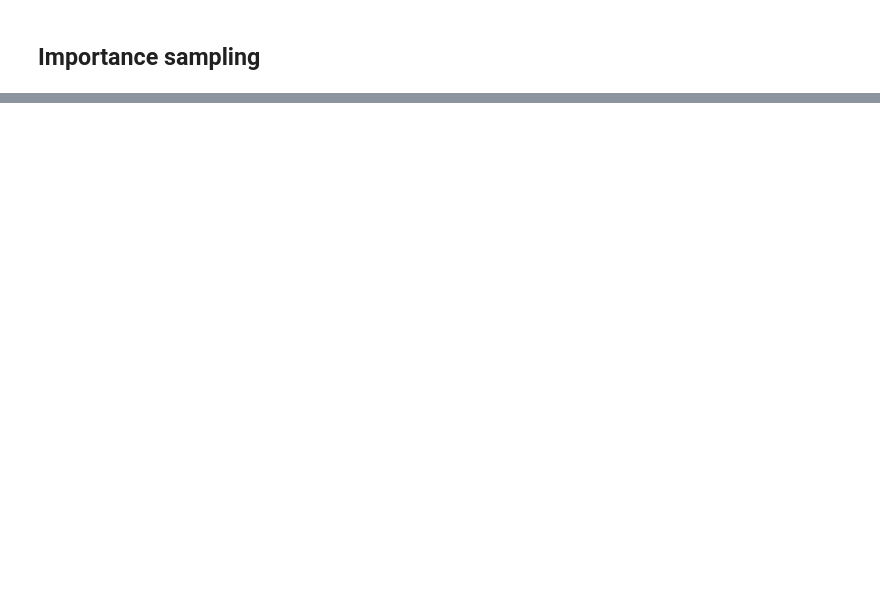
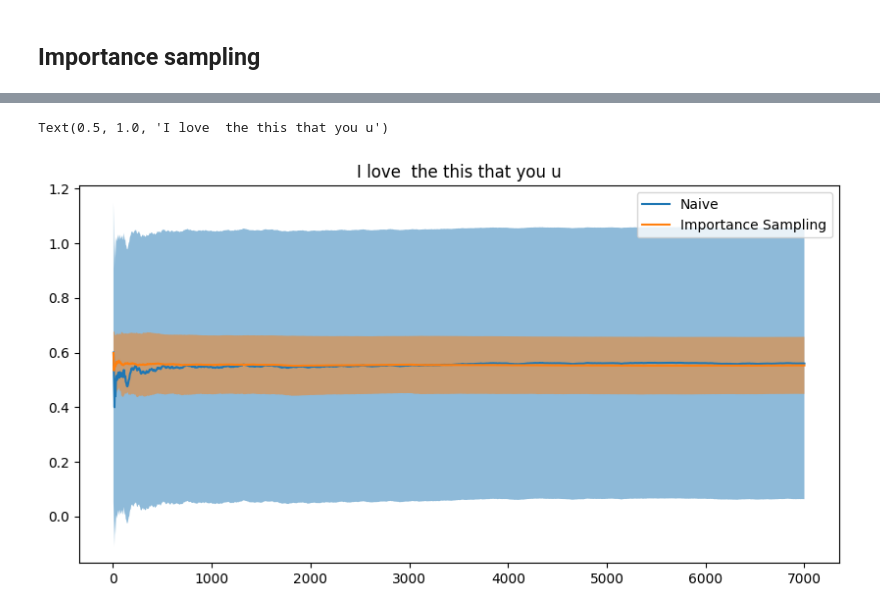
Before and after one commit to PastelBelem8/constrained-decoding, a Jupyter notebook: empirical-tests.ipynb, the cells around one changed output, grey strips where cells are left out. Saved outputs shown, nothing was run; the diff lists cells and outputs as text; code cells hidden in the pictures; blank space fills up the shorter version.

Commit message:
Add convergence plots

```diff
--- a/empirical-tests.ipynb
+++ b/empirical-tests.ipynb
@@ -60,15 +42,0 @@ def assert_naive_result(samples, avoid_terms, naive_mean):
-# %%
-# User definitions
-model_name = "gpt2"
-seed = 42
-
-num_samples = 200
-input_str, avoid_terms = "I love", " the this that you u"
-
-# ==========================================================
-# Load models
-tokenizer = GPT2Tokenizer.from_pretrained(model_name, model_max_length=512)
-model = GPT2LMHeadModel.from_pretrained(model_name, pad_token_id=tokenizer.eos_token_id)
-
-naive_mean, _, naive_samples = get_naive_sample(model, tokenizer, input_str, avoid_terms, num_samples, seed)
-assert_naive_result(naive_samples, avoid_terms, naive_mean)
@@ -139,11 +105,13 @@ print("using", len(SEEDS), "seeds")
 
 # User definitions
 model_name = "gpt2"
-num_samples = 10
+num_samples = 100
 
 # ==========================================================
 # Load models
 tokenizer = GPT2Tokenizer.from_pretrained(model_name, model_max_length=512)
 model = GPT2LMHeadModel.from_pretrained(model_name, pad_token_id=tokenizer.eos_token_id)
+
+print("Total #sequences:", 10*num_samples)
 # %% [output]
 using 70 seeds
@@ -211,0 +119,34 @@ Wall time: 1min 24s
+# %%
+input_str, avoid_terms = "I love", " the this that you u"
+naive_estimates, imp_estimates = [], []
+
+for seed in SEEDS:
+    naive_out = get_naive_sample(model, tokenizer, input_str, avoid_terms, num_samples, seed)
+    naive_estimates.append(naive_out)
+
+    imp_samp_out = get_imp_sample(model, tokenizer, input_str, avoid_terms, num_samples, seed)
+    imp_estimates.append(imp_samp_out)
+
+
+naive_probs, naive_samples = zip(*naive_estimates)
+naive_probs = torch.cat(naive_probs)
+naive_samples = torch.cat(naive_samples)
+
+imp_probs, imp_samples = zip(*imp_estimates)
+imp_probs = torch.cat(imp_probs)
+imp_samples = torch.cat(imp_samples)
+
+naive_mean, naive_std, naive_ids = compute_mean_std(naive_probs)
+imp_mean, imp_std, imp_ids = compute_mean_std(imp_probs)
+
+plt.figure(figsize=(10, 5))
+ax = sns.lineplot(x=naive_ids, y=naive_mean, label="Naive")
+ax.fill_between(naive_ids, *zip(*naive_std), alpha=0.5)
+
+ax=sns.lineplot(x=imp_ids, y=imp_mean, label="Importance Sampling")
+ax.fill_between(imp_ids, *zip(*imp_std), alpha=0.5)
+
+plt.title(input_str + " " + avoid_terms)
+# %% [output]
+Text(0.5, 1.0, 'I love  the this that you u')
+[figure, added]
```
Also changed, not shown: parts of 16 cells of this notebook, 2 other files.
